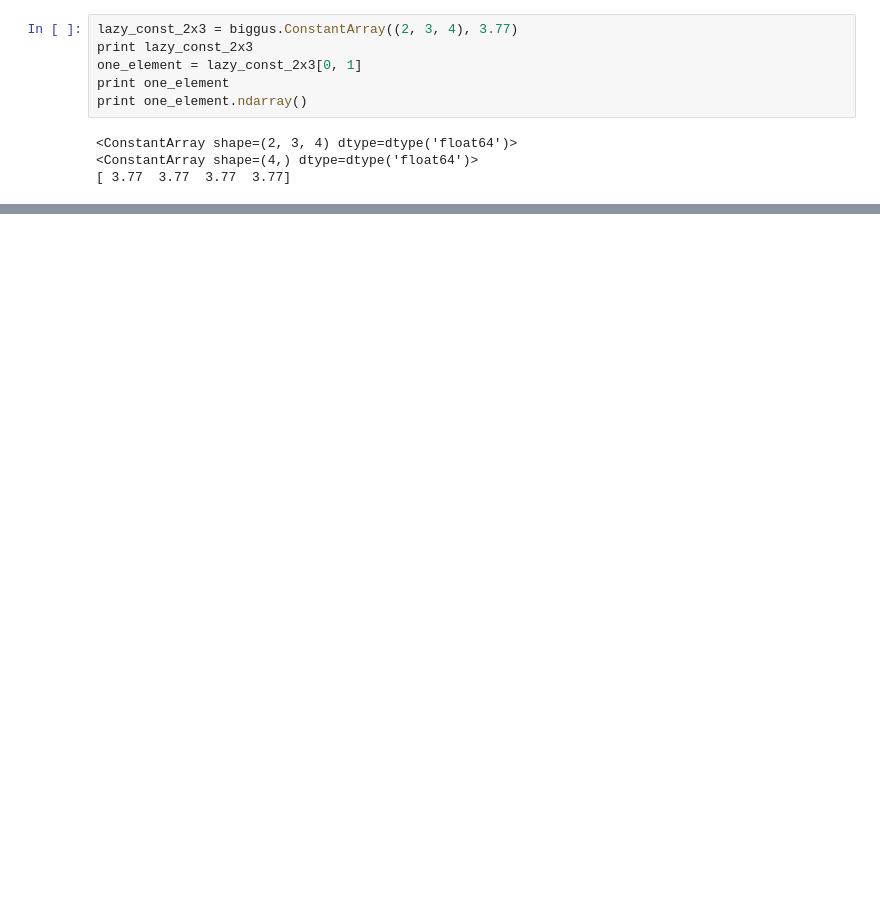
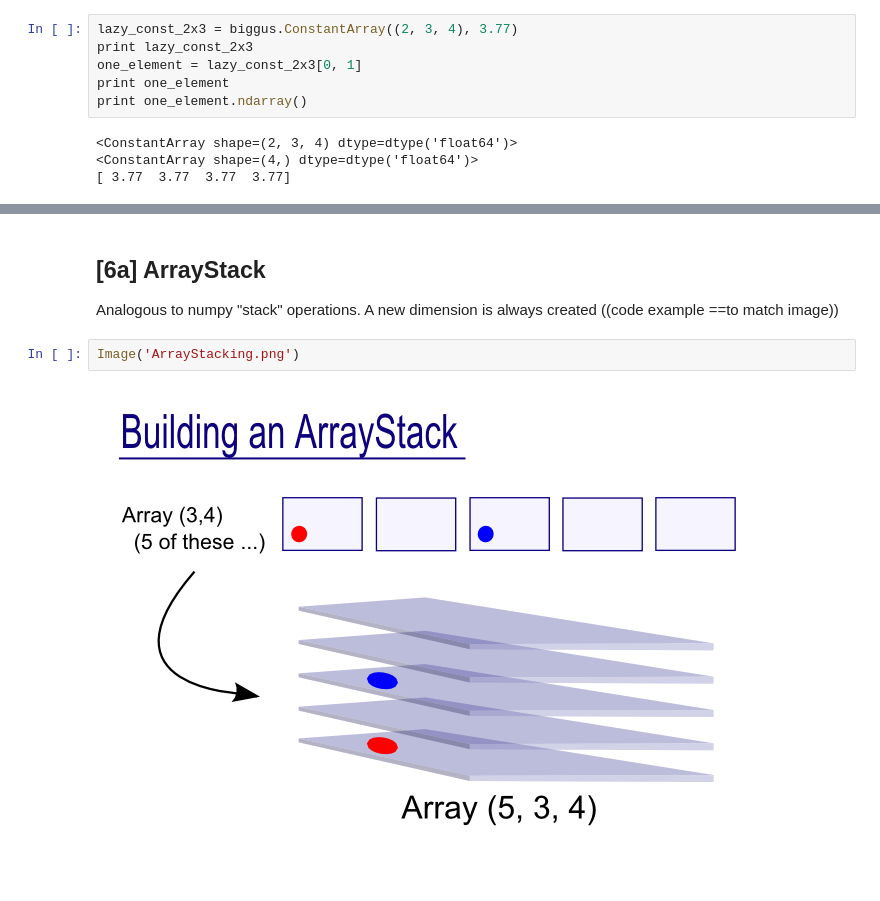
Before and after one commit to pp-mo/nb-slideshow-template, a Jupyter notebook: biggus_main_1.ipynb, the cells around one changed output, grey strips where cells are left out. Saved outputs shown, nothing was run; the diff lists cells and outputs as text; blank space fills up the shorter version.

```diff
--- a/biggus_main_1.ipynb
+++ b/biggus_main_1.ipynb
@@ -188,0 +207,11 @@ Iris project (core developer) Biggus project (own project : object wrapping for
+# %% [markdown]
+[6a]
+ArrayStack
+----
+Analogous to numpy "stack" operations.
+A new dimension is always created
+((code example ==to match image))
+# %%
+Image('ArrayStacking.png')
+# %% [output]
+[figure, added]
```
Also changed, not shown: parts of 19 cells of this notebook.
